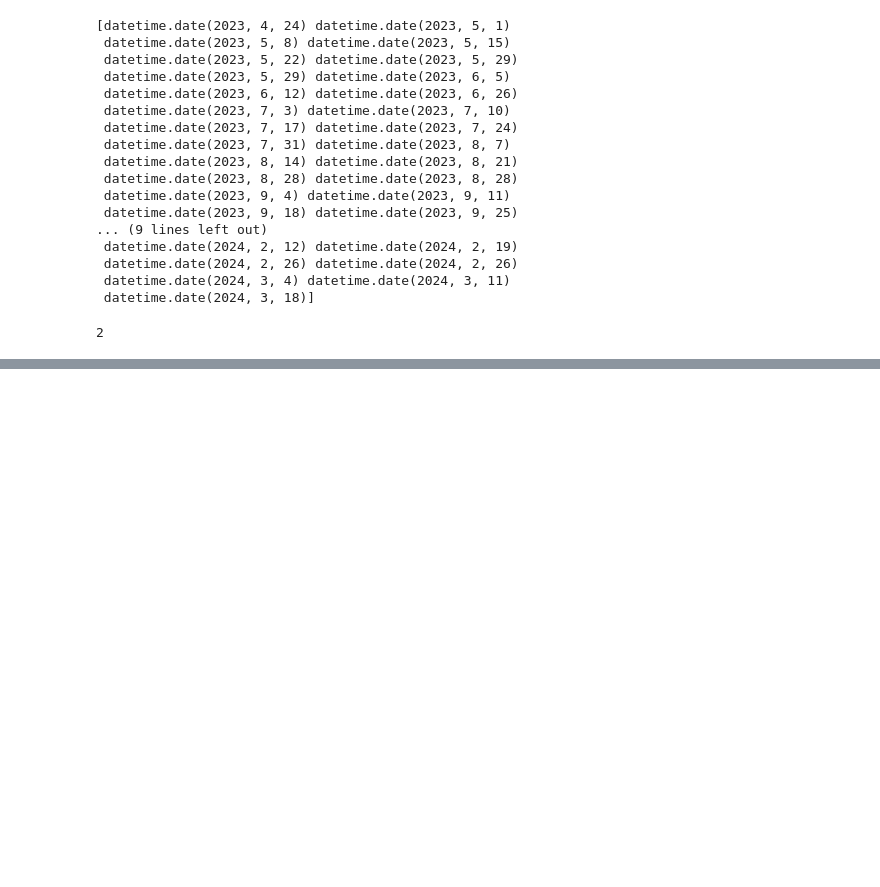
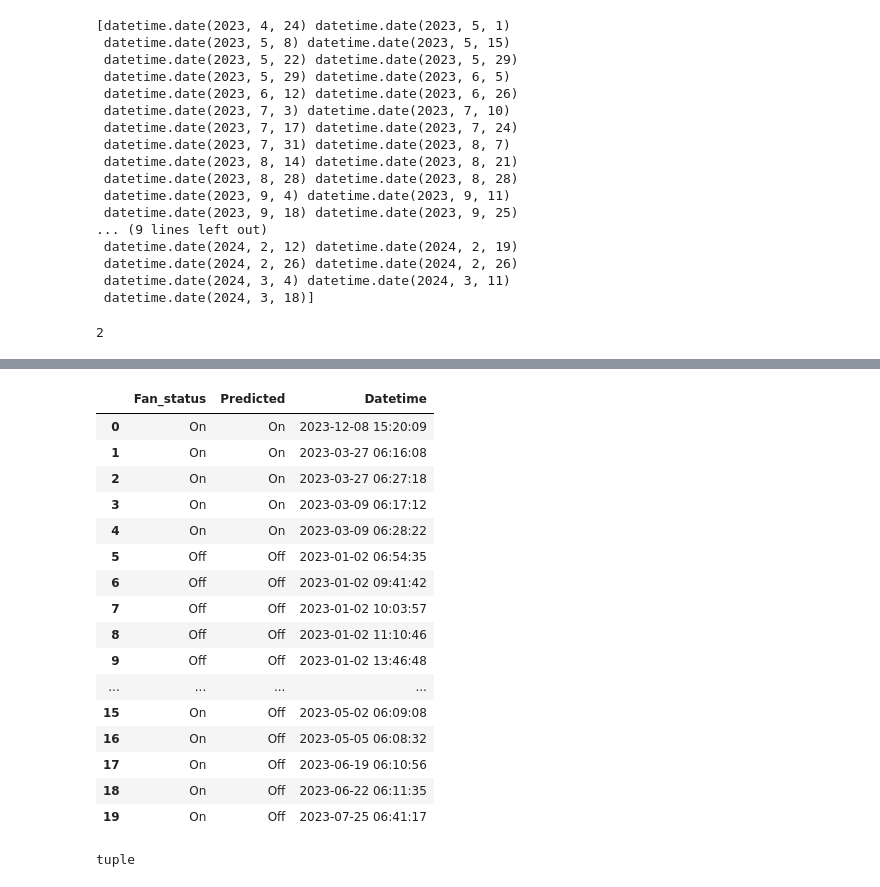
Before and after one commit to hossainmuntasir/MachineLearningModel, a Jupyter notebook: testing/calculations.ipynb, the cells around one changed output, grey strips where cells are left out. Saved outputs shown, nothing was run; the diff lists cells and outputs as text; code cells hidden in the pictures; blank space fills up the shorter version.

Commit message:
model evaluation dashboard testing

```diff
--- a/testing/calculations.ipynb
+++ b/testing/calculations.ipynb
@@ -192,0 +216,3 @@ len(week_df)
+# %%
+new = pd.read_parquet("model_comparison_test_data.parquet")
+new.head()
@@ -192,0 +227,10 @@ len(week_df)
+# %%
+TP = new[(new['Fan_status'] == "On") & (new['Predicted'] == "On")].iloc[:5]
+TN = new[(new['Fan_status'] == "Off") & (new['Predicted'] == "Off")].iloc[:5]
+FP = new[(new['Fan_status'] == "Off") & (new['Predicted'] == "On")].iloc[:5]
+FN = new[(new['Fan_status'] == "On") & (new['Predicted'] == "Off")].iloc[:5]
+# %%
+values = [TP,TN,FP,FN]
+test = pd.DataFrame(columns=new.columns)
+for i in values:
+    test = pd.concat([test,i],axis=0,ignore_index=True)
@@ -192,0 +268,5 @@ len(week_df)
+# %%
+random = [1,500,1000,5000,2,4,9,11,88,99,16000,30000,1245,6789,1290,4536,5810,9999,13932,30113]
+test = pd.DataFrame(columns=new.columns)
+for i in random:
+    test = pd.concat([test,pd.DataFrame([new.iloc[i]])],axis=0,ignore_index=True)
@@ -192,0 +328,21 @@ len(week_df)
+# %%
+test_data = pd.read_parquet("test_data.parquet")
+test.iloc[:21][["Fan_status","Predicted",'Datetime']]
+# %% [output]
+|  | Fan_status | Predicted | Datetime |
+| 0 | On | On | 2023-12-08 15:20:09 |
+| 1 | On | On | 2023-03-27 06:16:08 |
+| 2 | On | On | 2023-03-27 06:27:18 |
+| 3 | On | On | 2023-03-09 06:17:12 |
+| 4 | On | On | 2023-03-09 06:28:22 |
+| 5 | Off | Off | 2023-01-02 06:54:35 |
+| 6 | Off | Off | 2023-01-02 09:41:42 |
+| 7 | Off | Off | 2023-01-02 10:03:57 |
+| 8 | Off | Off | 2023-01-02 11:10:46 |
+| 9 | Off | Off | 2023-01-02 13:46:48 |
+| ... | ... | ... | ... |
+| 15 | On | Off | 2023-05-02 06:09:08 |
+| 16 | On | Off | 2023-05-05 06:08:32 |
+| 17 | On | Off | 2023-06-19 06:10:56 |
+| 18 | On | Off | 2023-06-22 06:11:35 |
+| 19 | On | Off | 2023-07-25 06:41:17 |
@@ -192,0 +352,4 @@ len(week_df)
+# %%
+type(cm.fig.data[0].z)
+# %% [output]
+tuple
```
Also changed, not shown: parts of 24 cells of this notebook, 11 other files.
